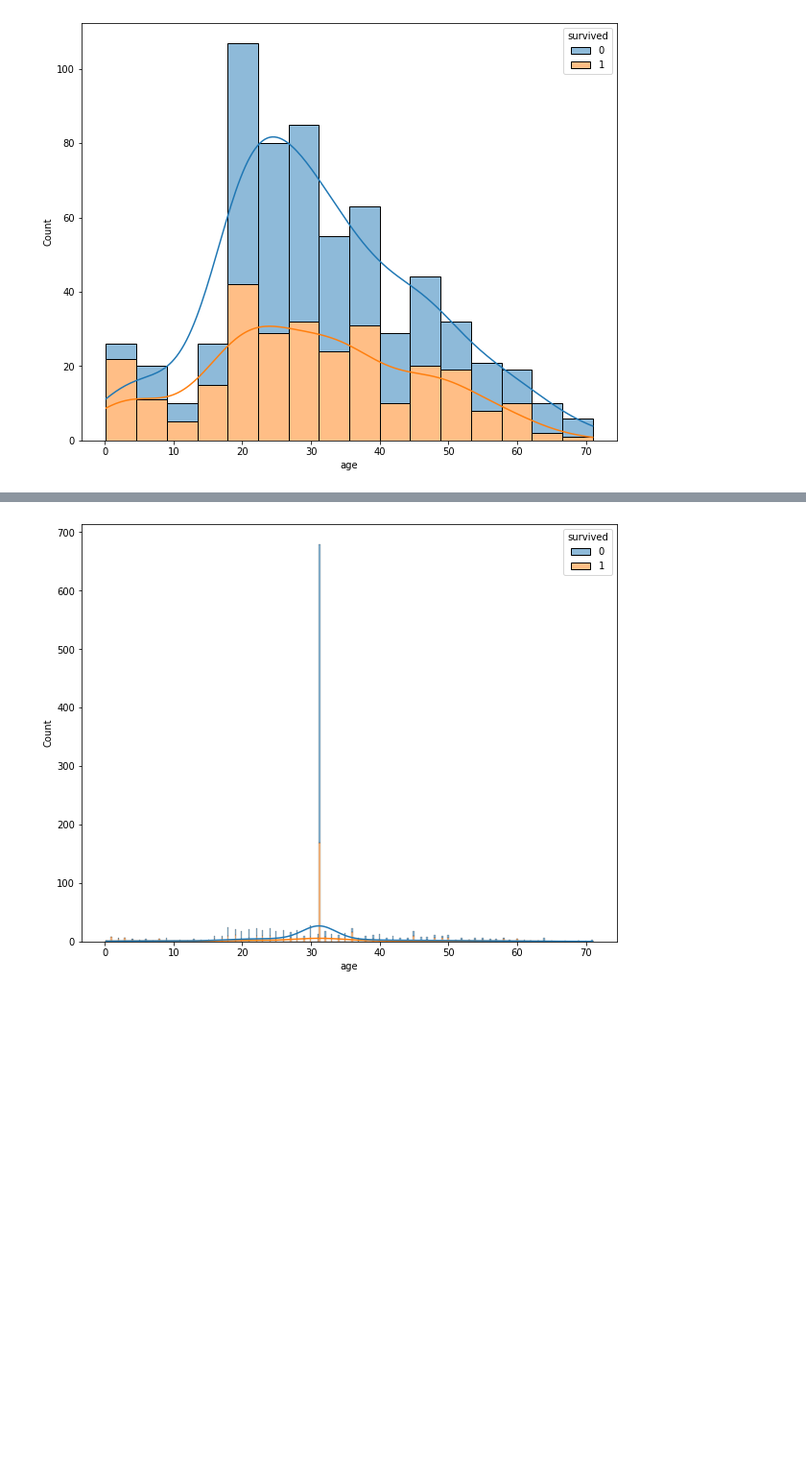
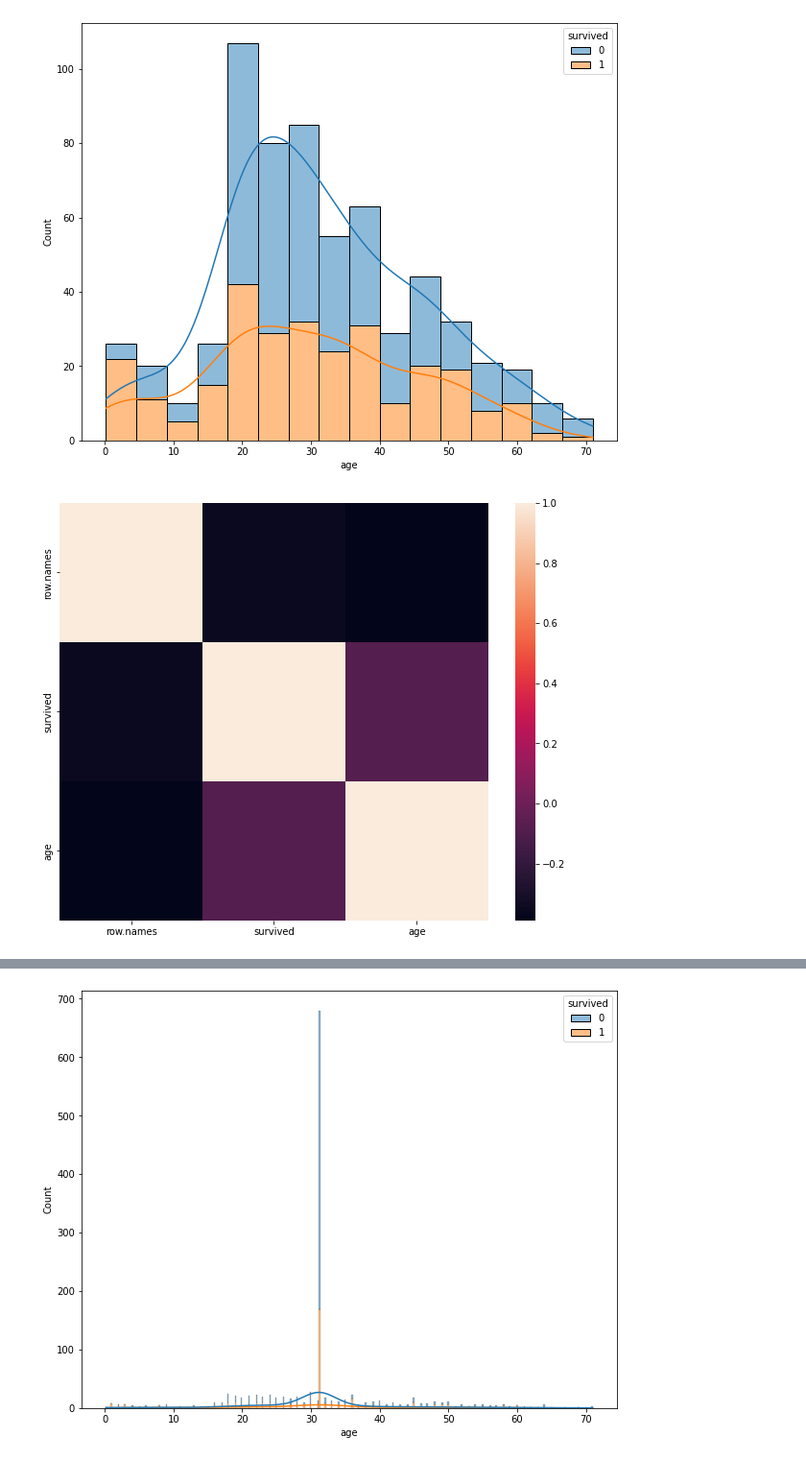
Before and after one commit to niuniu268/machineLearning, a Jupyter notebook: titanic.ipynb, the cells around one changed output, grey strips where cells are left out. Shown at 96% size. Cells and saved outputs as stored; diff of their text form; code cells hidden in the pictures; blank space fills up the shorter version.

Commit message:
add charts

```diff
--- a/titanic.ipynb
+++ b/titanic.ipynb
@@ -39,6 +40,12 @@ sns.histplot(data=titan, x= "age", hue= "survived", kde= True, multiple= "stack"
 plt.show()
 # %% [output]
 [figure]
+# %%
+plt.figure(figsize=(10,8))
+sns.heatmap(titan.corr())
+plt.show()
+# %% [output]
+[figure, added]
 # %%
 titan["age"].fillna(titan['age'].mean(), inplace=True)
 # %%
```
Also changed, not shown: parts of 12 cells of this notebook.
